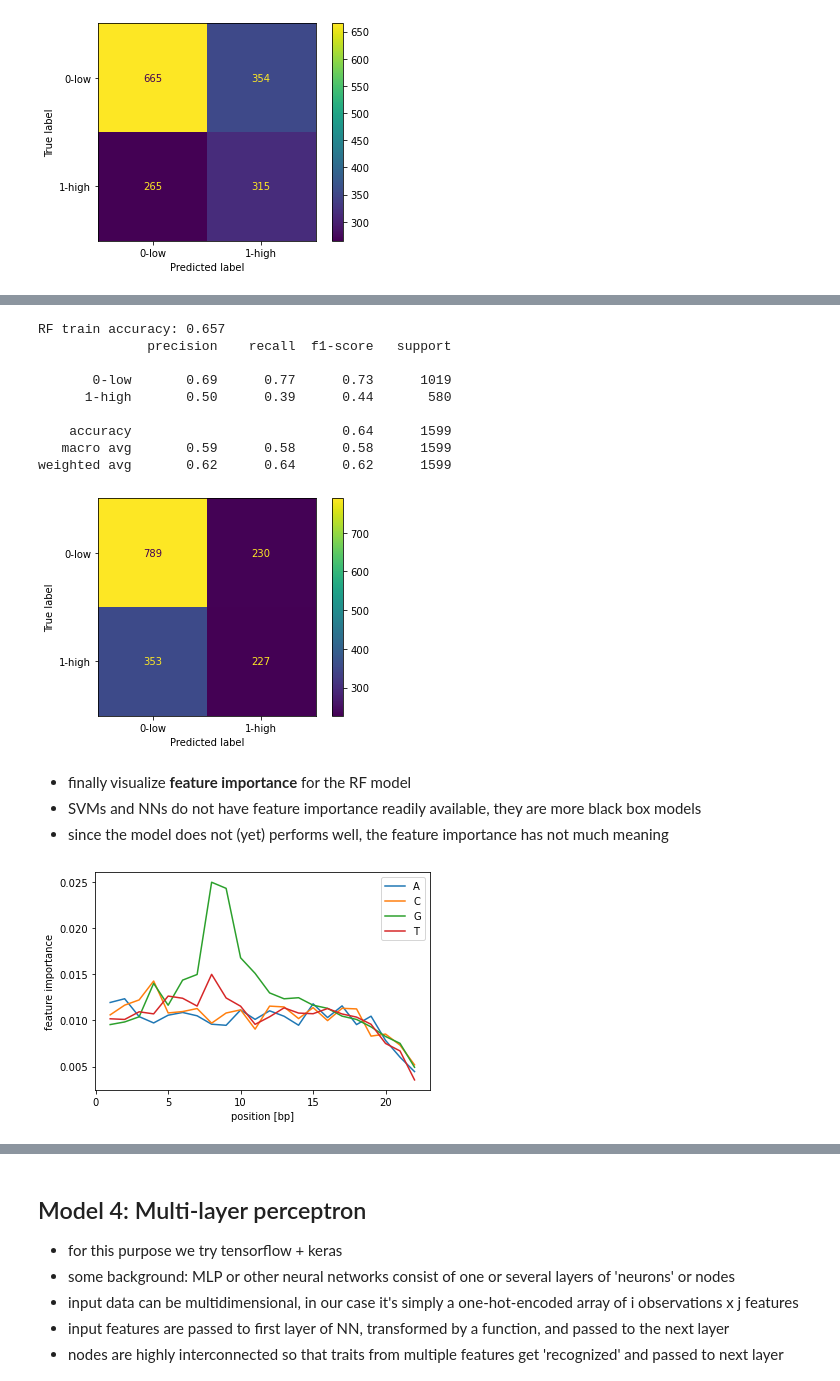
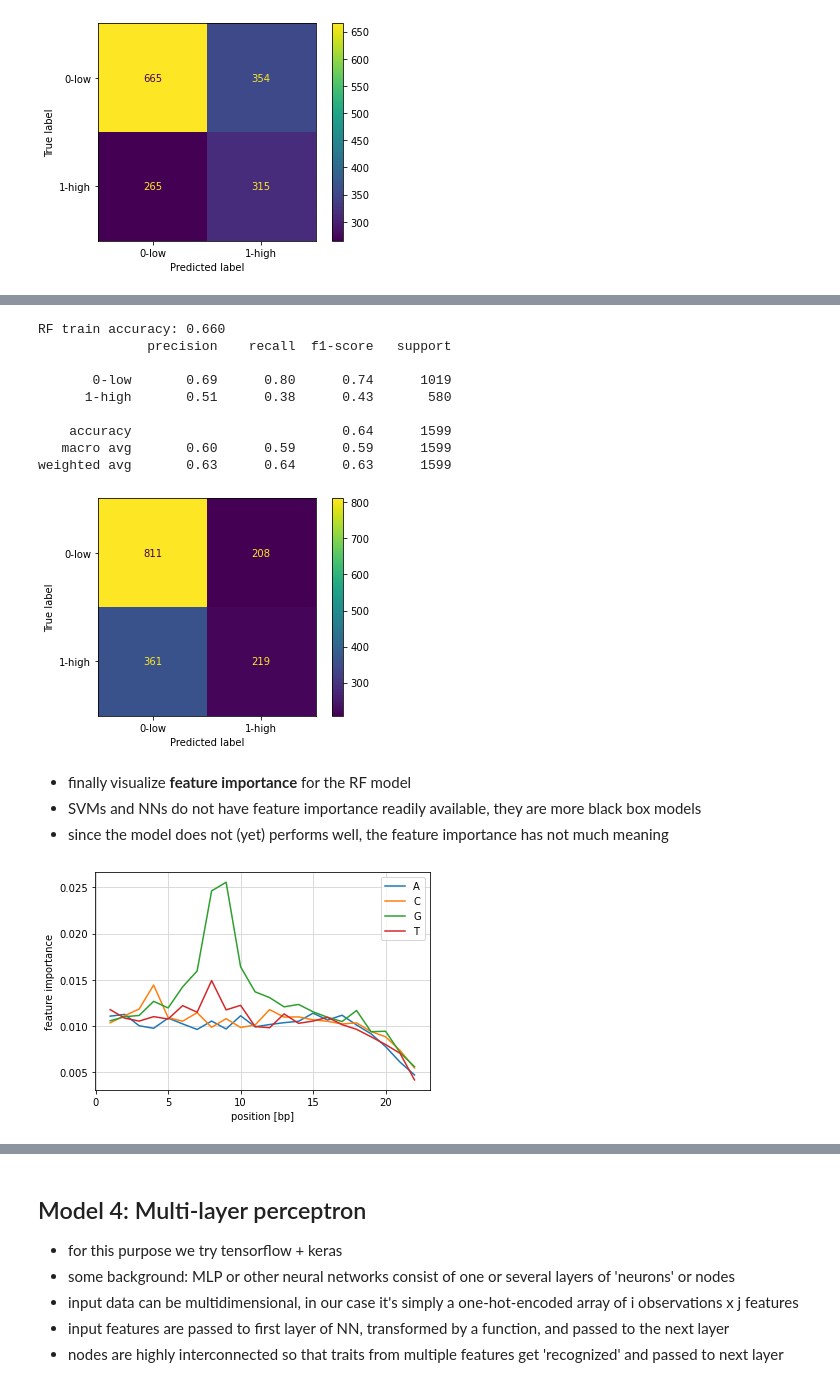
Before and after one commit to m-jahn/R-notebook-crispri-lib, a Jupyter notebook: sgRNA_library_V2/pipeline/sgRNA_ML_analysis.ipynb, the cells around one changed output, grey strips where cells are left out. Drawn from its saved outputs; the diff is of its cells as text; code cells hidden in the pictures.

Commit message:
update: small changes to text and figure style

```diff
--- a/sgRNA_library_V2/pipeline/sgRNA_ML_analysis.ipynb
+++ b/sgRNA_library_V2/pipeline/sgRNA_ML_analysis.ipynb
@@ -370,27 +377,27 @@ Wall time: 2min 34s
 # %%
 # Model fitting & prediction
 RF = RandomForestClassifier(**RF_tune.best_params_, class_weight = "balanced")
-RF_fit = RF.fit(x_train, y_train, )
+RF_fit = RF.fit(x_train, y_train)
 RF_pred = RF_fit.predict(x_test)
 # %%
 print("RF train accuracy: %0.3f" % RF_tune.score(x_test, y_test))
 print(classification_report(y_test, RF_pred))
 # %% [output]
-RF train accuracy: 0.657
+RF train accuracy: 0.660
               precision    recall  f1-score   support
 
-       0-low       0.69      0.77      0.73      1019
-      1-high       0.50      0.39      0.44       580
+       0-low       0.69      0.80      0.74      1019
+      1-high       0.51      0.38      0.43       580
 
     accuracy                           0.64      1599
-   macro avg       0.59      0.58      0.58      1599
-weighted avg       0.62      0.64      0.62      1599
+   macro avg       0.60      0.59      0.59      1599
+weighted avg       0.63      0.64      0.63      1599
 # %%
 RF_cm = confusion_matrix(y_test, RF_pred, labels = SVM_fit.classes_)
 RF_cmplot = ConfusionMatrixDisplay(RF_cm, display_labels = SVM_fit.classes_)
 RF_cmplot.plot();
 # %% [output]
-[figure, old version]
+[figure, new version]
 # %% [markdown]
 - finally visualize **feature importance** for the RF model
 - SVMs and NNs do not have feature importance readily available, they are more black box models
@@ -398,20 +405,21 @@ RF_cmplot.plot();
 # %%
 RF_feat_imp = pd.DataFrame()
 RF_feat_imp['feat_imp'] = pd.Series(RF_fit.feature_importances_)
 RF_feat_imp['position'] = np.repeat(np.arange(22), 5)
 RF_feat_imp['base'] = ['A','C','G','T','N']*22
 RF_feat_imp = RF_feat_imp.query('base != "N"')
 
 
 fig, ax = plt.subplots()
 ax.plot(np.arange(1,23), RF_feat_imp.query('base == "A"').feat_imp, label = 'A')
 ax.plot(np.arange(1,23), RF_feat_imp.query('base == "C"').feat_imp, label = 'C')
 ax.plot(np.arange(1,23), RF_feat_imp.query('base == "G"').feat_imp, label = 'G')
 ax.plot(np.arange(1,23), RF_feat_imp.query('base == "T"').feat_imp, label = 'T')
 ax.set_ylabel('feature importance')
 ax.set_xlabel('position [bp]')
 ax.legend()
+ax.grid(color='lightgrey')
 plt.savefig('../figures/plot_rf_feat_importance.svg')
 # %% [output]
-[figure, old version]
+[figure, new version]
 # %% [markdown]
```
Also changed, not shown: parts of 20 cells of this notebook.
